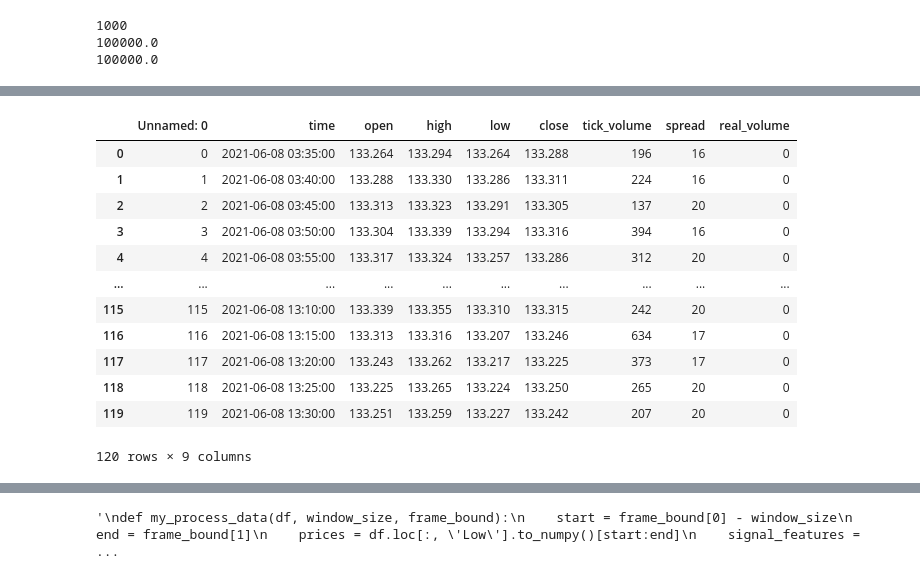
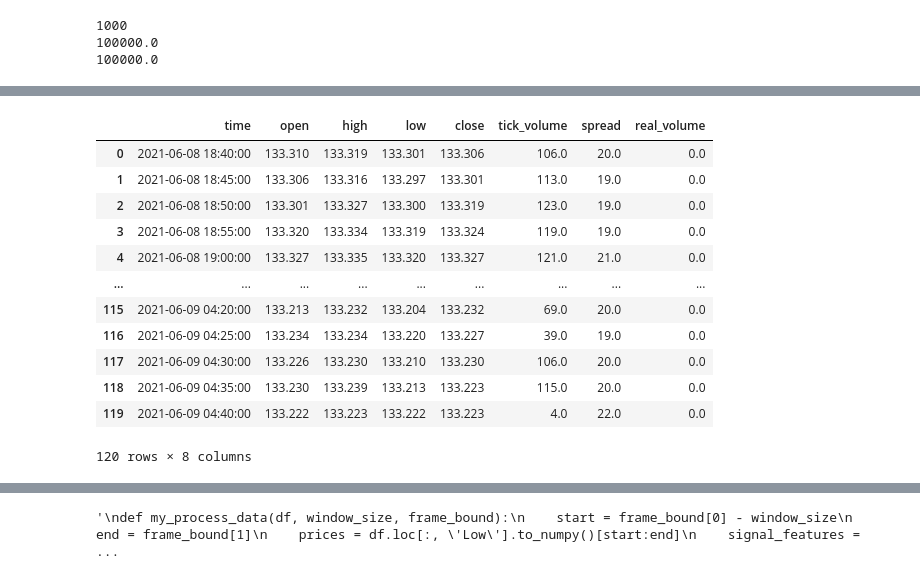
Before and after one commit to dhupee/MetaNgepet, a Jupyter notebook: MetaNgepet.ipynb, the cells around one changed output, grey strips where cells are left out. Drawn from its saved outputs; the diff is of its cells as text; code cells hidden in the pictures.

```diff
--- a/MetaNgepet.ipynb
+++ b/MetaNgepet.ipynb
@@ -125,16 +125,15 @@ utc_from = datetime.datetime(2020, 1, 10, tzinfo=timezone)
 rates = mt5.copy_rates_from_pos(Symbol, Timeframe, 0, 120)
 
 # create DataFrame out of the obtained data
-rates_frame = pd.DataFrame(rates)
+rates_frame = pd.DataFrame(rates, dtype=np.dtype("float"))
 # convert time in seconds into the datetime format
 rates_frame['time']=pd.to_datetime(rates_frame['time'], unit='s')
-rates_frame.dtypes
 
 # display data
 print("\nDisplay dataframe with data")
 print(rates_frame)
 
-rates_frame.to_csv('./Datasets/{}.csv'.format(Symbol))
+rates_frame.to_csv('./Datasets/{}.csv'.format(Symbol), index=False)
 pd.read_csv('./Datasets/{}.csv'.format(Symbol))
 # %% [output]
 Display dataframe with data
@@ -155,15 +154,15 @@ Display dataframe with data
 
 [120 rows x 8 columns]
-|  | Unnamed: 0 | time | open | high | low | close | tick_volume | spread | real_volume |
-| 0 | 0 | 2021-06-08 03:35:00 | 133.264 | 133.294 | 133.264 | 133.288 | 196 | 16 | 0 |
-| 1 | 1 | 2021-06-08 03:40:00 | 133.288 | 133.330 | 133.286 | 133.311 | 224 | 16 | 0 |
-| 2 | 2 | 2021-06-08 03:45:00 | 133.313 | 133.323 | 133.291 | 133.305 | 137 | 20 | 0 |
-| 3 | 3 | 2021-06-08 03:50:00 | 133.304 | 133.339 | 133.294 | 133.316 | 394 | 16 | 0 |
-| 4 | 4 | 2021-06-08 03:55:00 | 133.317 | 133.324 | 133.257 | 133.286 | 312 | 20 | 0 |
-| ... | ... | ... | ... | ... | ... | ... | ... | ... | ... |
-| 115 | 115 | 2021-06-08 13:10:00 | 133.339 | 133.355 | 133.310 | 133.315 | 242 | 20 | 0 |
-| 116 | 116 | 2021-06-08 13:15:00 | 133.313 | 133.316 | 133.207 | 133.246 | 634 | 17 | 0 |
-| 117 | 117 | 2021-06-08 13:20:00 | 133.243 | 133.262 | 133.217 | 133.225 | 373 | 17 | 0 |
-| 118 | 118 | 2021-06-08 13:25:00 | 133.225 | 133.265 | 133.224 | 133.250 | 265 | 20 | 0 |
-| 119 | 119 | 2021-06-08 13:30:00 | 133.251 | 133.259 | 133.227 | 133.242 | 207 | 20 | 0 |
+|  | time | open | high | low | close | tick_volume | spread | real_volume |
+| 0 | 2021-06-08 18:40:00 | 133.310 | 133.319 | 133.301 | 133.306 | 106.0 | 20.0 | 0.0 |
+| 1 | 2021-06-08 18:45:00 | 133.306 | 133.316 | 133.297 | 133.301 | 113.0 | 19.0 | 0.0 |
+| 2 | 2021-06-08 18:50:00 | 133.301 | 133.327 | 133.300 | 133.319 | 123.0 | 19.0 | 0.0 |
+| 3 | 2021-06-08 18:55:00 | 133.320 | 133.334 | 133.319 | 133.324 | 119.0 | 19.0 | 0.0 |
+| 4 | 2021-06-08 19:00:00 | 133.327 | 133.335 | 133.320 | 133.327 | 121.0 | 21.0 | 0.0 |
+| ... | ... | ... | ... | ... | ... | ... | ... | ... |
+| 115 | 2021-06-09 04:20:00 | 133.213 | 133.232 | 133.204 | 133.232 | 69.0 | 20.0 | 0.0 |
+| 116 | 2021-06-09 04:25:00 | 133.234 | 133.234 | 133.220 | 133.227 | 39.0 | 19.0 | 0.0 |
+| 117 | 2021-06-09 04:30:00 | 133.226 | 133.230 | 133.210 | 133.230 | 106.0 | 20.0 | 0.0 |
+| 118 | 2021-06-09 04:35:00 | 133.230 | 133.239 | 133.213 | 133.223 | 115.0 | 20.0 | 0.0 |
+| 119 | 2021-06-09 04:40:00 | 133.222 | 133.223 | 133.222 | 133.223 | 4.0 | 22.0 | 0.0 |
-120 rows × 9 columns
+120 rows × 8 columns
```
Also changed, not shown: parts of 6 cells of this notebook, 4 other files.
